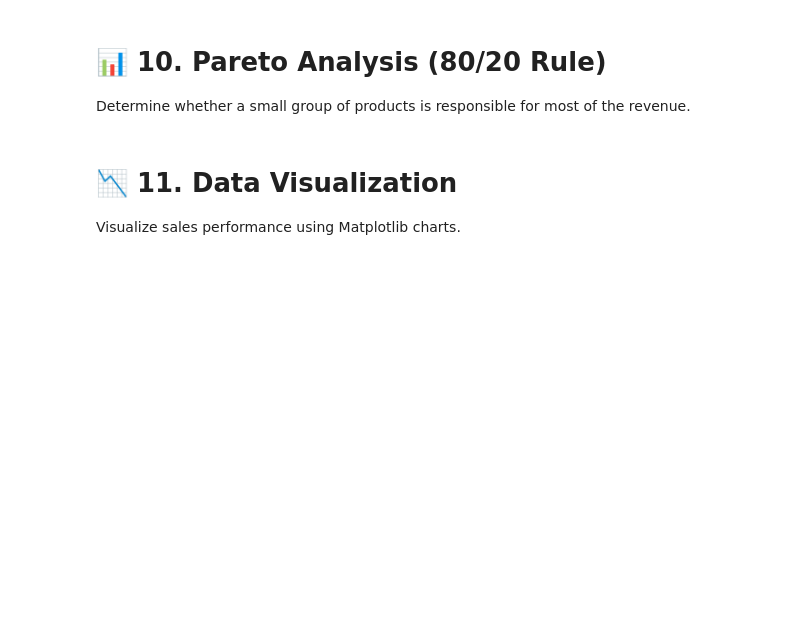
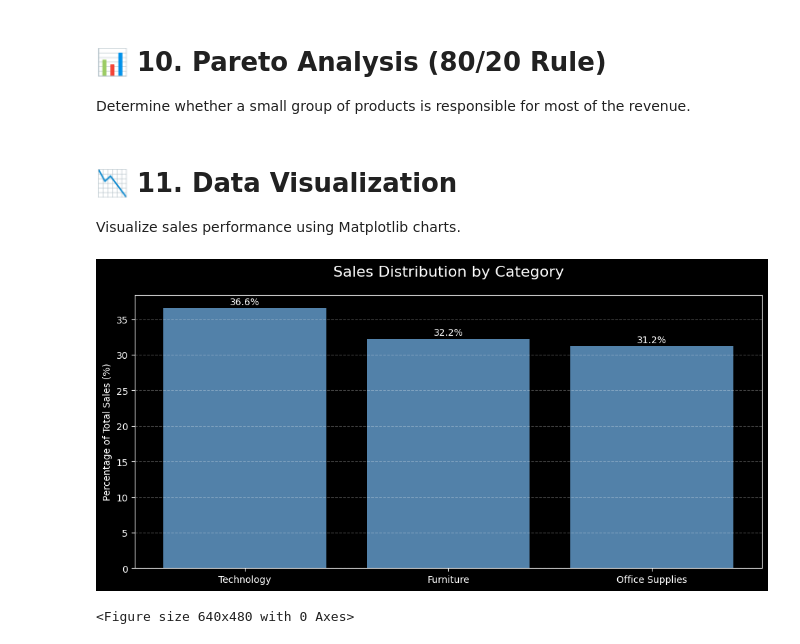
Before and after one commit to CaioTorres0/sales-analysis-project, a Jupyter notebook: Tratamento.ipynb, the cells around one changed output. Cells and saved outputs as stored; diff of their text form; code cells hidden in the pictures; blank space fills up the shorter version.

```diff
--- a/Tratamento.ipynb
+++ b/Tratamento.ipynb
@@ -153,33 +207,42 @@ bars = ax.bar(
     color=caio_blue,
     alpha=0.9
 )
 
 ax.set_title(
     "Sales Distribution by Category",
     fontsize=16,
     pad=20
 )
 
 ax.set_ylabel("Percentage of Total Sales (%)")
 
 ax.grid(
     axis="y",
     linestyle="--",
     alpha=0.3
 )
 
 for bar in bars:
     height = bar.get_height()
 
     ax.text(
         bar.get_x() + bar.get_width()/2,
         height + 0.5,
         f"{height:.1f}%",
         ha="center"
     )
 
 plt.tight_layout()
 plt.show()
+
+plt.savefig(
+    "images/category_revenue.png",
+    bbox_inches="tight",
+    dpi=300
+)
+# %% [output]
+[figure, added]
+<Figure size 640x480 with 0 Axes>
 # %%
 region_percentage = (
     sales_by_region /
```
Also changed, not shown: parts of 8 cells of this notebook, 3 other files.
